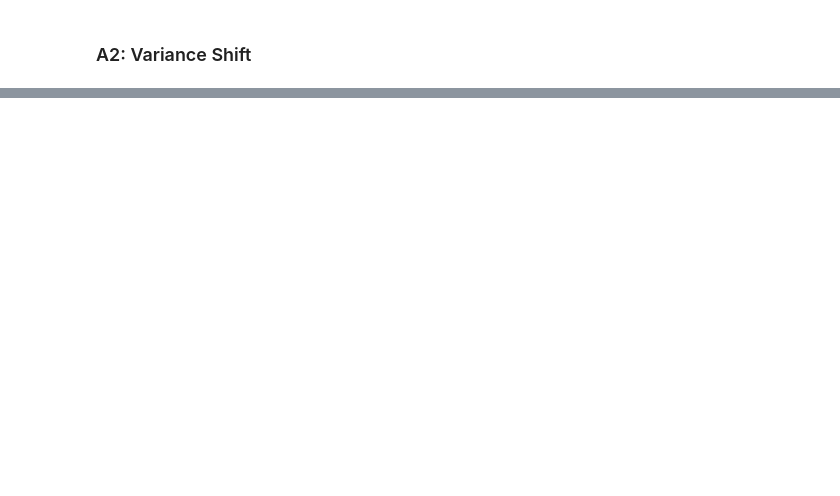
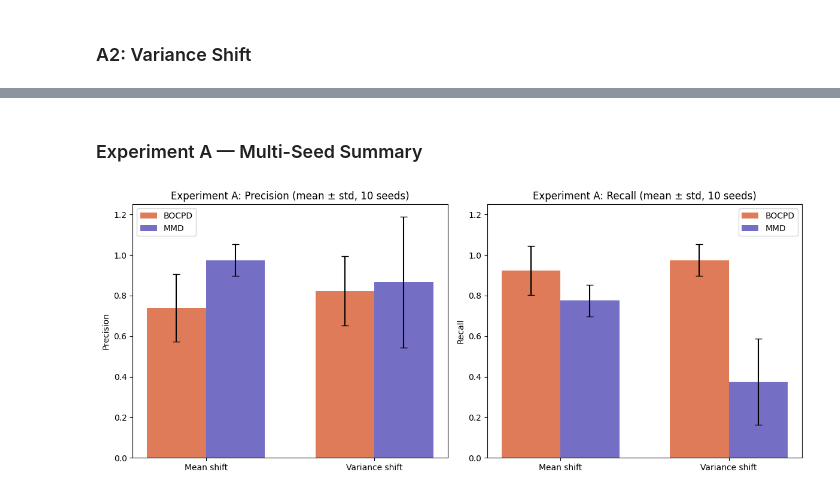
Before and after one commit to whitham-powell/regime-detection-comparison, a Jupyter notebook: notebooks/comparison_synthetic.ipynb, the cells around one changed output, grey strips where cells are left out. Drawn from its saved outputs; the diff is of its cells as text; code cells hidden in the pictures; blank space fills up the shorter version.

```diff
--- a/notebooks/comparison_synthetic.ipynb
+++ b/notebooks/comparison_synthetic.ipynb
@@ -51,7 +54,7 @@ MMD_THRESHOLD = 10.0
 
 DETECTION_TOLERANCE = 20  # index positions
 
-rng = np.random.default_rng(42)
+SEEDS = list(range(10))  # 10 seeds for multi-seed evaluation
 
 
 def save_fig(fig, name):
@@ -397,16 +316,0 @@ print(f"MMD   detected: {mmd_B2}  ({mmd_B2_time:.1f}s)")
-# %%
-dfs_B3 = [3] * N_SEGMENTS
-
-X_B3, _ = make_heavy_tailed_signal(seg_lengths_A, means_B, scales_B, dfs_B3)
-print(f"B3 signal: {len(X_B3)} observations, df=3")
-
-t0 = time.perf_counter()
-bocpd_B3, bocpd_B3_raw, bocpd_B3_bwb = run_bocpd_on_synthetic(X_B3)
-bocpd_B3_time = time.perf_counter() - t0
-
-t0 = time.perf_counter()
-mmd_B3, mmd_B3_df = run_mmd_on_synthetic(X_B3)
-mmd_B3_time = time.perf_counter() - t0
-
-print(f"BOCPD detected: {bocpd_B3}  ({bocpd_B3_time:.1f}s)")
-print(f"MMD   detected: {mmd_B3}  ({mmd_B3_time:.1f}s)")
@@ -482,0 +518,40 @@ tail risk is present.
+# %% [markdown]
+### Experiment A — Multi-Seed Summary
+# %%
+exp_a_scenarios = ["A1: Mean shift", "A2: Variance shift"]
+exp_a = agg[agg["scenario"].isin(exp_a_scenarios)]
+
+fig_a, axes_a = plt.subplots(1, 2, figsize=(12, 5))
+
+for method, color in [("BOCPD", COLOR_BOCPD), ("MMD", COLOR_MMD)]:
+    sub = exp_a[exp_a["method"] == method]
+    x = np.arange(len(exp_a_scenarios))
+    width = 0.35
+    offset = -width / 2 if method == "BOCPD" else width / 2
+
+    axes_a[0].bar(
+        x + offset, sub["precision_mean"].values, width,
+        yerr=sub["precision_std"].values,
+        label=method, color=color, alpha=0.8, capsize=4,
+    )
+    axes_a[1].bar(
+        x + offset, sub["recall_mean"].values, width,
+        yerr=sub["recall_std"].values,
+        label=method, color=color, alpha=0.8, capsize=4,
+    )
+
+for ax, metric_name in zip(axes_a, ["Precision", "Recall"]):
+    ax.set_xticks(np.arange(len(exp_a_scenarios)))
+    ax.set_xticklabels(["Mean shift", "Variance shift"])
+    ax.set_ylabel(metric_name)
+    ax.set_ylim(0, 1.25)
+    ax.legend()
+
+axes_a[0].set_title("Experiment A: Precision (mean ± std, 10 seeds)")
+axes_a[1].set_title("Experiment A: Recall (mean ± std, 10 seeds)")
+
+plt.tight_layout()
+save_fig(fig_a, "synthetic_A_multi_seed.png")
+plt.show()
+# %% [output]
+[figure, added]
```
Also changed, not shown: parts of 40 cells of this notebook, 26 other files.
